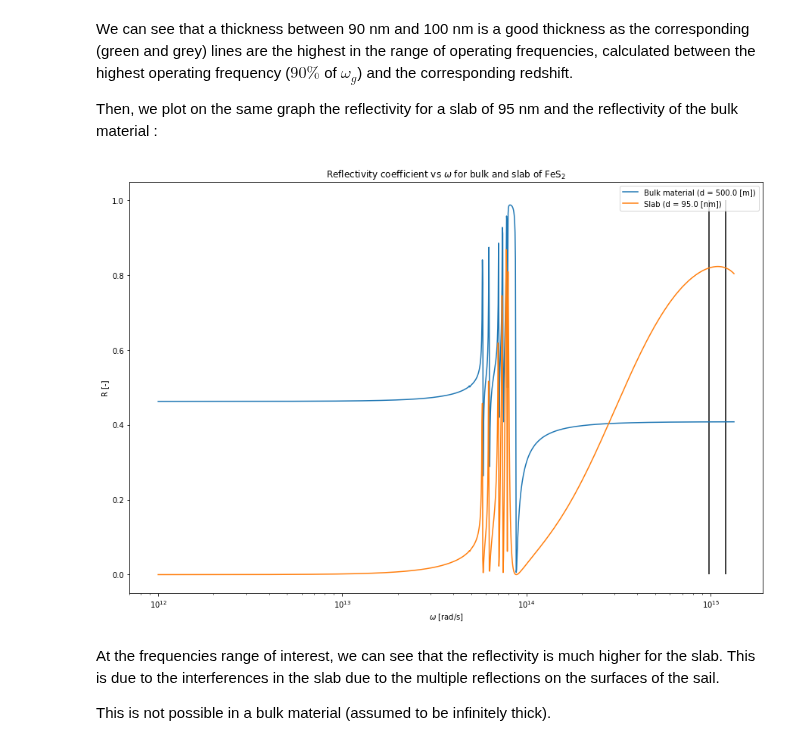
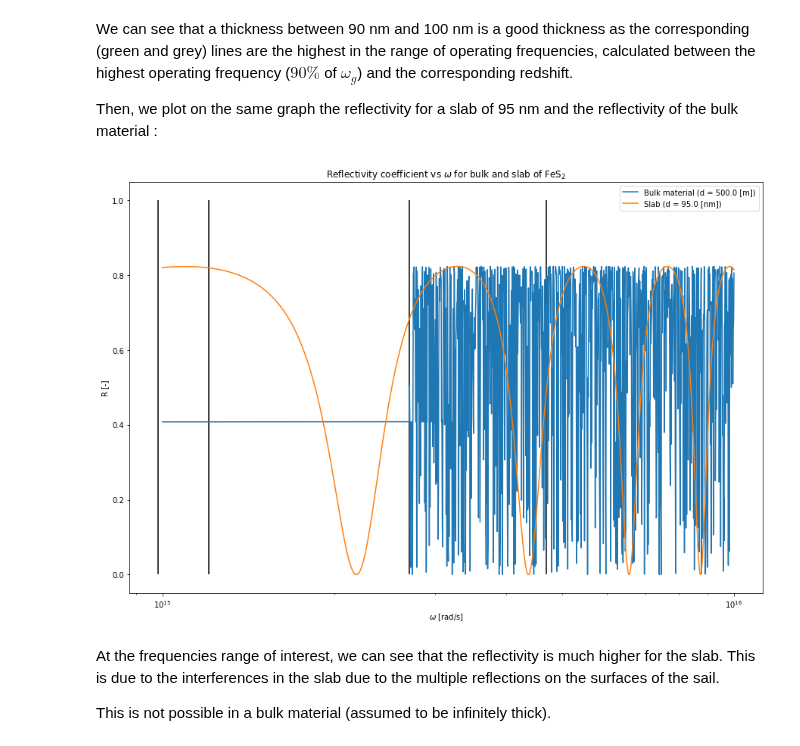
Before and after one commit to idommisse/lmapr2001, a Jupyter notebook: BLOCK2_2.ipynb, the cells around one changed output. Cells and saved outputs as stored; diff of their text form; code cells hidden in the pictures.

```diff
--- a/BLOCK2_2.ipynb
+++ b/BLOCK2_2.ipynb
@@ -274,34 +271,37 @@ We can see that a thickness between 90 nm and 100 nm is a good thickness as the
 
 Then, we plot on the same graph the reflectivity for a slab of 95 nm and the reflectivity of the bulk material :
 # %%
-omega = np.logspace(12,np.log10(omegaG),n)
+omega = np.logspace(15,16,n)
 
 #angle d'incidence [°]
 phi0 = 0
 
 #film thickness [µm]
 d1 = 0.05e10
 d2 = 0.095
 
 R1 = computeR(d1,omega,phi0)
 R2 = computeR(d2,omega,phi0)
 
 plt.figure(figsize=(15,10))
 plt.plot(omega,R1,label='Bulk material (d = {} [m])'.format(d1/1e6))
 plt.plot(omega,R2,label='Slab (d = {} [nm])'.format(d2*1000))
 plt.title(r'Reflectivity coefficient vs $\omega$ for bulk and slab of FeS$_2$')
 plt.xlabel(r'$\omega$ [rad/s]')
 plt.ylabel('R [-]')
 plt.legend()
 plt.xscale('log')
 #the range of LASER frequencies
 plt.vlines(9.832e14,0,1)
 # = 90% of the bandgap
 plt.vlines(omegaG*0.9,0,1)
 plt.savefig('reflbulk.png')
+
+plt.vlines(2.7e15,0,1)
+plt.vlines(4.7e15,0,1)
 plt.show()
 # %% [output]
-[figure, old version]
+[figure, new version]
 # %% [markdown]
 At the frequencies range of interest, we can see that the reflectivity is much higher for the slab. This is due to the interferences in the slab due to the multiple reflections on the surfaces of the sail.
 
```
Also changed, not shown: parts of 2 cells of this notebook, 13 other files.
